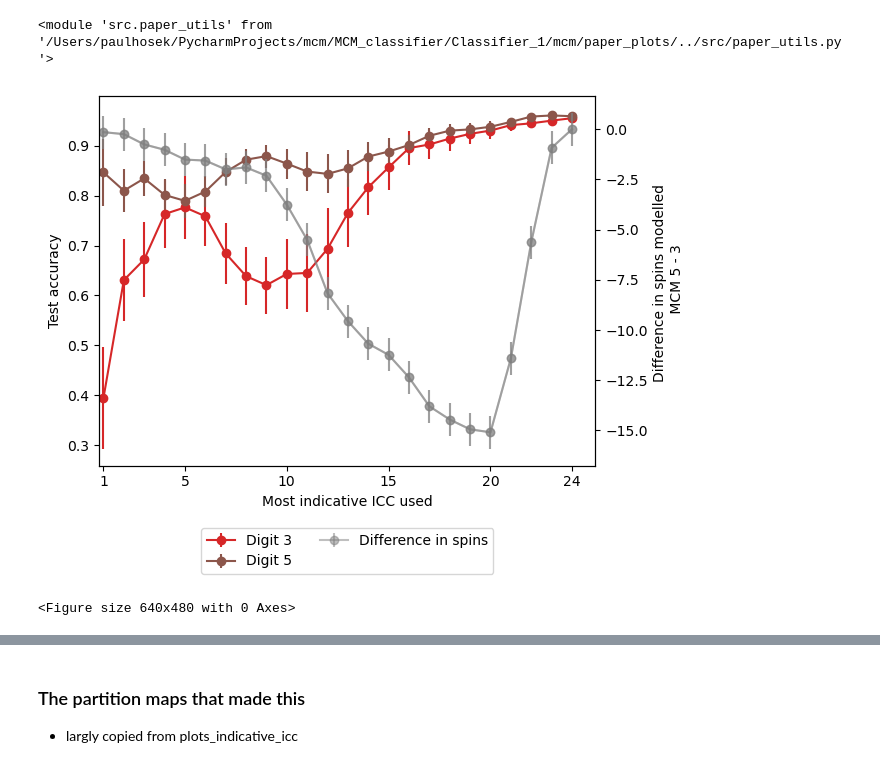
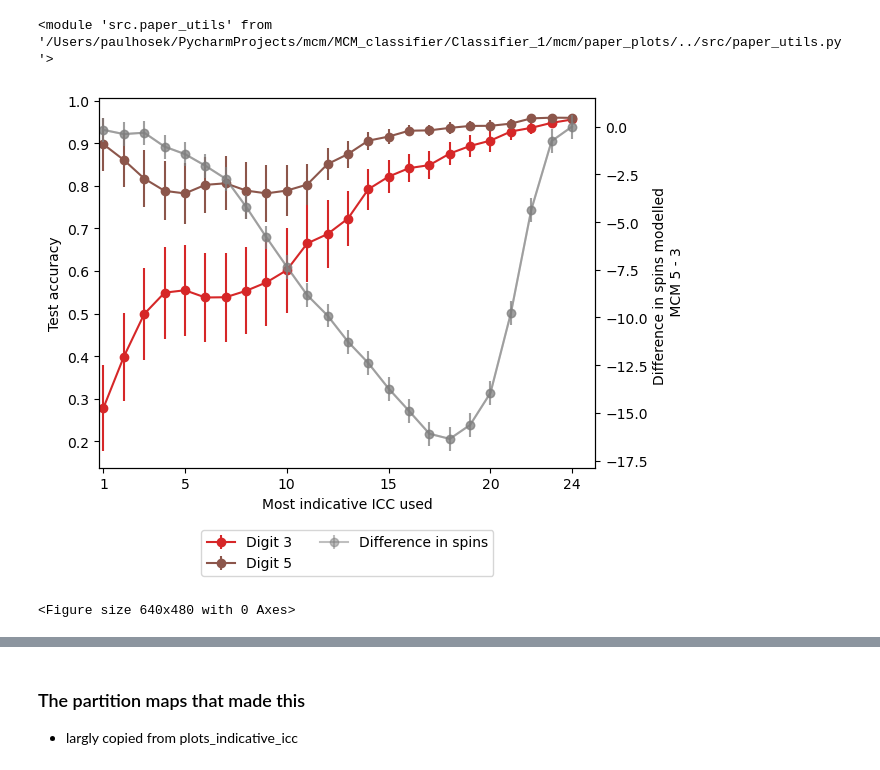
Before and after one commit to PaulHosek/MCM_classifier, a Jupyter notebook: Classifier_1/mcm/paper_plots/plots_testaccuracy_byk.ipynb, the cells around one changed output, grey strips where cells are left out. Saved outputs shown, nothing was run; the diff lists cells and outputs as text; code cells hidden in the pictures.

```diff
--- a/Classifier_1/mcm/paper_plots/plots_testaccuracy_byk.ipynb
+++ b/Classifier_1/mcm/paper_plots/plots_testaccuracy_byk.ipynb
@@ -36,7 +36,7 @@ sample_idx = 0
 run_idx = 0
 mcms_range = [3,5]
 
-all_byk_pair, all_byk_modspin = utils.get_all_byk_pair(atest_probs, atest_mcms, mcms_range, sample_idx, run_idx)
+all_byk_pair, all_byk_modspin = utils.get_all_byk_pair(atest_probs, atest_mcms, mcms_range, sample_idx, run_idx,adjust_by_size=True)
 all_byk, nspin_diff, mods_long_short = utils.adjust_smaller_icc(all_byk_pair,all_byk_modspin)
 # %%
 
@@ -89,7 +89,7 @@ run_nspin_diff = []
 nrun = 50
 for i in range(nrun):
     try:
-        all_byk_pair, all_byk_modspin = utils.get_all_byk_pair(atest_probs, atest_mcms, mcms_range, sample_idx, i)
+        all_byk_pair, all_byk_modspin = utils.get_all_byk_pair(atest_probs, atest_mcms, mcms_range, sample_idx, i,adjust_by_size=True)
         all_byk, nspin_diff, mods_long_short = utils.adjust_smaller_icc(all_byk_pair,all_byk_modspin)
         label_pred = np.array([predicted_labels_byk_dig(all_byk,all_byk_modspin, mcms_range, dig)[:,mcms_range.index(dig)] for dig in mcms_range]).T/892
 
@@ -122,34 +122,34 @@ ax1.set_ylabel("Test accuracy")
 ax1.set_xlabel("Most indicative ICC used")
 ax1.legend(title="Show digit")
 # run_nspin_diff
 
 ax2 = ax1.twinx()
 run_nspin = nestedlist2_to_numpy2d(run_nspin_diff)
 sem_nspin = stats.sem(run_nspin, axis=0, nan_policy='omit')  # Calculate the standard error of the mean
 
 confidence_interval_sem = 1.96 * sem_nspin
 ax2.errorbar(np.arange(1, run_nspin.shape[1]+1), np.nanmean(run_nspin, axis=0), yerr=confidence_interval_sem[i], fmt='-o', color="grey", alpha=.5, label="Difference in spins")
 ax2.errorbar(np.arange(1, run_nspin.shape[1]+1), np.nanmean(run_nspin, axis=0), yerr=confidence_interval_sem[i], fmt='-o', color="grey", alpha=.5)
 
 # ax2.plot(nspin_diff, color="grey", alpha=.5, label="Difference in spins")
 # ax2.axvline(np.min([len(arr) for arr in all_byk_modspin]), color="grey", alpha=.5, linestyle="--", label=f"End of shorter MCM {mcms_range[mods_long_short[1]]}")
 ax2.set_ylabel(f"Difference in spins modelled \n MCM {mcms_range[mods_long_short[0]]} - {mcms_range[mods_long_short[1]]}")
 
 
 
 lines, labels = ax1.get_legend_handles_labels()
 lines2, labels2 = ax2.get_legend_handles_labels()
 ax1.legend(lines + lines2, labels + labels2, loc="upper center",ncol=2, bbox_to_anchor=(0.5, -0.15))
 ax1.set_xticks([1]+list(np.arange(0, maxlen,5)[1:])+[maxlen])
 ax1.set_xlim(left=.8)
 
 plt.show()
 
 
 
 plt.savefig(f"./img/testacc_icc_{mcms_range[0]}{mcms_range[1]}_nrun{nrun}", bbox_inches="tight", dpi=300)
 # %% [output]
-[figure, old version]
+[figure, new version]
 <Figure size 640x480 with 0 Axes>
 # %%
 own_label_pred = np.array([predicted_labels_byk_dig(all_byk,all_byk_modspin, mcms_range, dig)[:,mcms_range.index(dig)] for dig in mcms_range]).T/892
```
Also changed, not shown: parts of 2 cells of this notebook, 8 other files.
